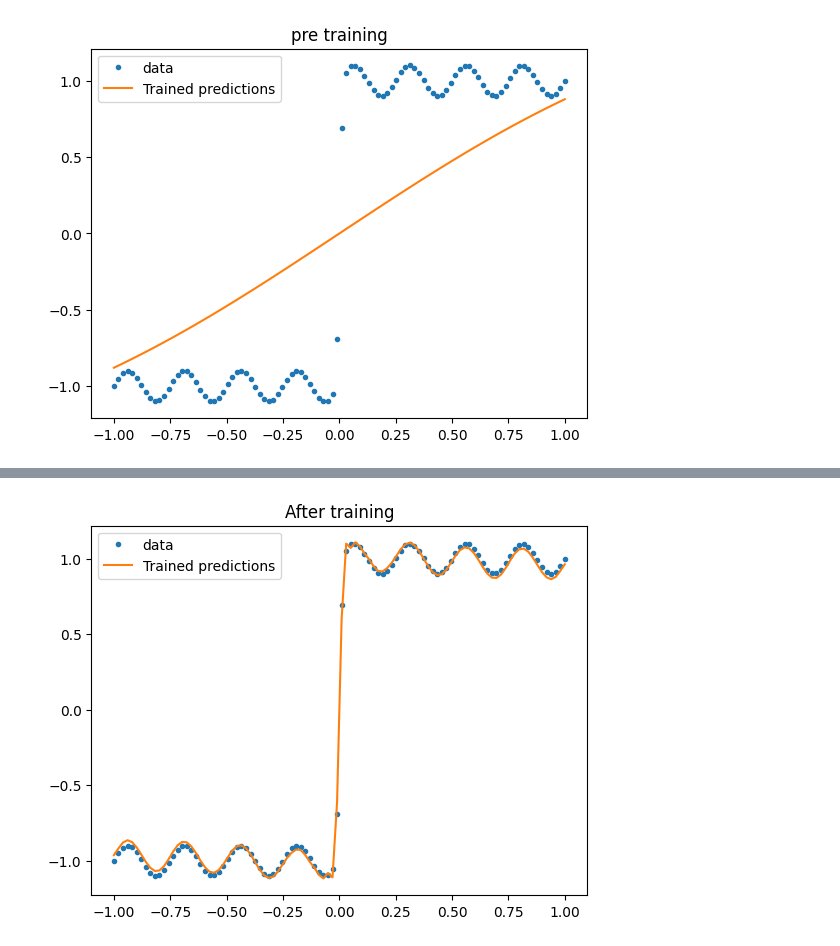
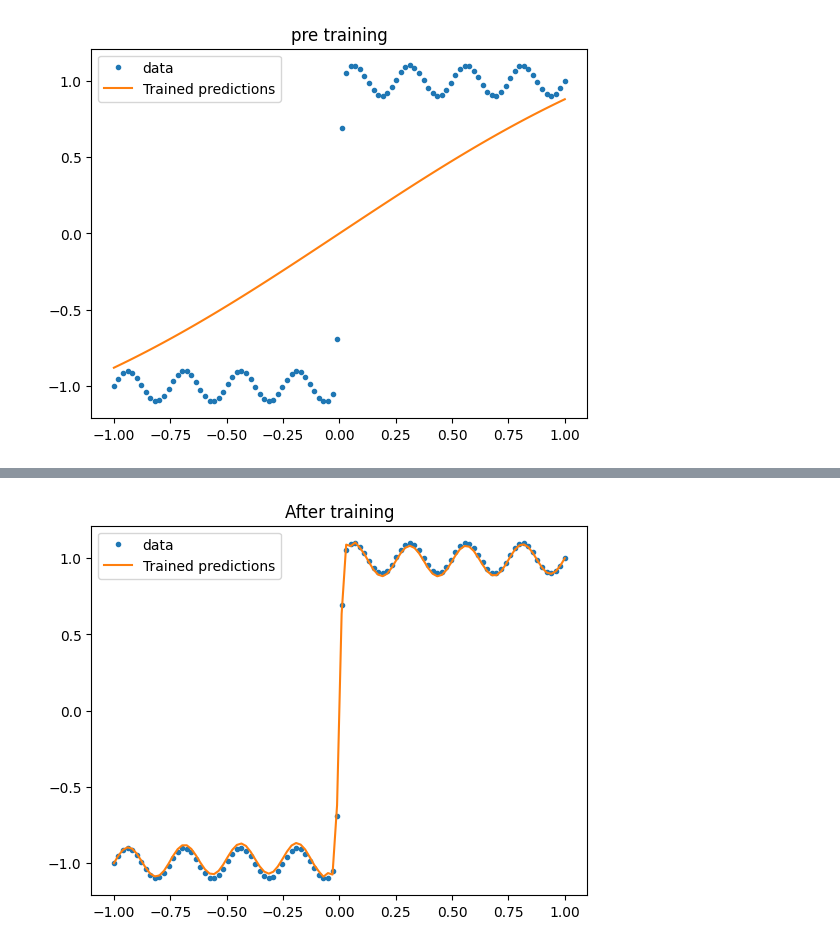
Before and after one commit to biondo999/napde_project, a Jupyter notebook: new_start/experiment.ipynb, the cells around one changed output, grey strips where cells are left out. Drawn from its saved outputs; the diff is of its cells as text; code cells hidden in the pictures.

```diff
--- a/new_start/experiment.ipynb
+++ b/new_start/experiment.ipynb
@@ -129,17 +129,17 @@ class parameters:
                 d2test_total.append(d2test)
         return np.asarray(d1test_total), np.asarray(d2test_total)
 # %%
-params=parameters(0.001,1000,5,20,100,1,-1,1)
+params=parameters(0.001,5000,5,20,100,1,-1,1)
 # %%
 tfk=tf.keras
 tfkl=tf.keras.layers
 input_shape=(1,)
 seed=42
 input_layer = tfkl.Input(shape=input_shape, name='Input')
-x1 = tfkl.Dense(20, activation=tf.math.sin, kernel_initializer = tfk.initializers.GlorotUniform(seed))(input_layer)
-x2 = tfkl.Dense(20, activation=tf.math.sin, kernel_initializer = tfk.initializers.GlorotUniform(seed))(x1)
-x3 = tfkl.Dense(20, activation=tf.math.sin, kernel_initializer = tfk.initializers.GlorotUniform(seed))(x2)
-x3 = tfkl.Dense(20, activation=tf.math.sin, kernel_initializer = tfk.initializers.GlorotUniform(seed))(x2)
+x1 = tfkl.Dense(20, activation=tf.sin, kernel_initializer = tfk.initializers.GlorotUniform(seed))(input_layer)
+x2 = tfkl.Dense(20, activation=tf.sin, kernel_initializer = tfk.initializers.GlorotUniform(seed))(x1)
+x3 = tfkl.Dense(20, activation=tf.sin, kernel_initializer = tfk.initializers.GlorotUniform(seed))(x2)
+x3 = tfkl.Dense(20, activation=tf.sin, kernel_initializer = tfk.initializers.GlorotUniform(seed))(x2)
 output_layer = tfkl.Dense(1, activation='linear', kernel_initializer = tfk.initializers.GlorotUniform(seed))(x3)
 # %%
 model = tf.keras.Model(input_layer, output_layer)
@@ -400,10 +402,10 @@ plt.show()
 # %%
 x_test=tf.convert_to_tensor(np.linspace(-1,1,100),tf.float32)
-y_test=params.u_exact(x_test)
+y_test=tf.convert_to_tensor(params.u_exact(x_test))
 
 plt.plot(x_test,y_test, '.', label="data")
 plt.plot(x_test, model(x_test), label='Trained predictions')
 plt.title('After training')
 plt.legend();
 # %% [output]
-[figure, old version]
+[figure, new version]
```
Also changed, not shown: parts of 6 cells of this notebook, 2 other files.
